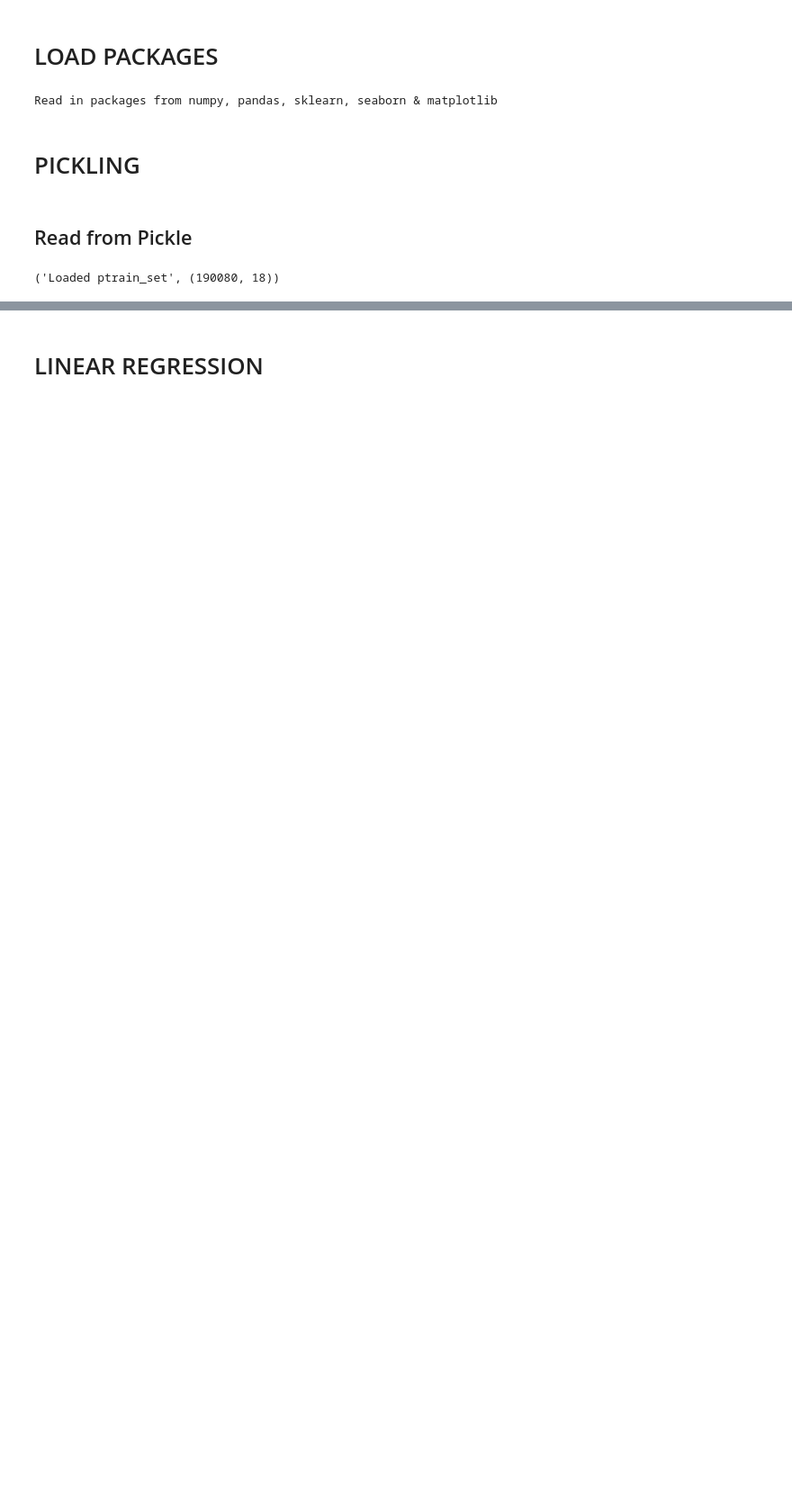
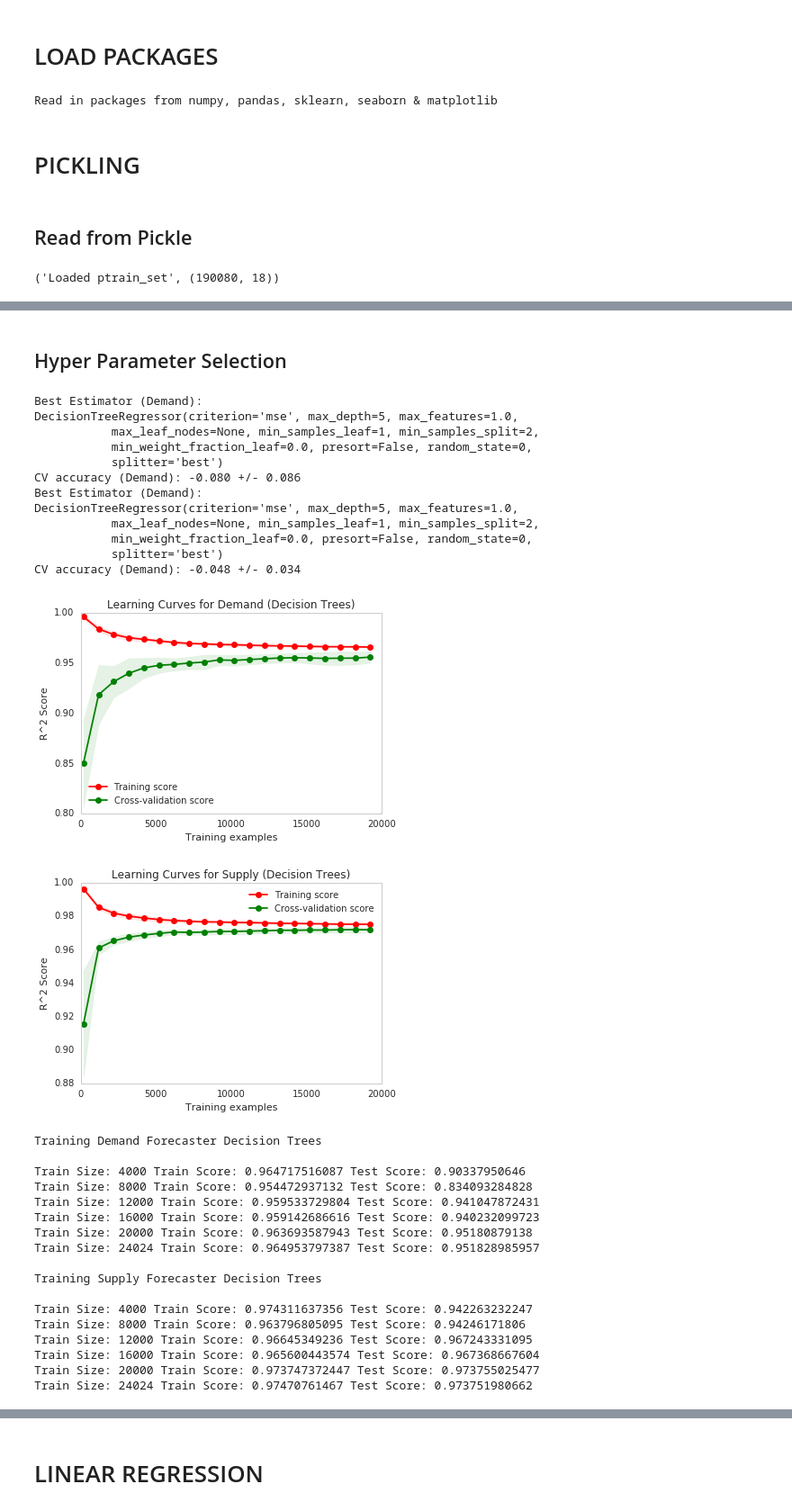
Before and after one commit to rvishakh/udacity, a Jupyter notebook: MLND/capstone/didi/fit.ipynb, the cells around one changed output, grey strips where cells are left out. Shown: that part at 90% size. Drawn from its saved outputs; the diff is of its cells as text; code cells hidden in the pictures; blank space fills up the shorter version.

Commit message:
function for nested CV hyperparam selection

```diff
--- a/MLND/capstone/didi/fit.ipynb
+++ b/MLND/capstone/didi/fit.ipynb
@@ -262,0 +496,47 @@ Automatically created module for IPython interactive environment
+# %% [markdown]
+## Hyper Parameter Selection
+# %%
+# Use GridSearchCV - Demand
+# Specify parameters
+param_grid = {'max_features'      : [0.25, 0.5, 0.75, 1.0],
+              'max_depth'         : [5, 10, 15, 20, 25],
+              'min_samples_split' : [2, 3, 4, 5, 10],
+              'random_state'      : [0]}
+
+alg = DecisionTreeRegressor()
+
+select_hyperparams(rX_train=rX_train, ry_train=ry_train, aX_train=aX_train, ay_train=ay_train,
+                   rX_test=rX_test, ry_test=ry_test, aX_test=aX_test, ay_test=ay_test,
+                   alg=alg, param_grid=param_grid, scoring_func='mean_squared_error')
+# %% [output]
+Best Estimator (Demand):
+DecisionTreeRegressor(criterion='mse', max_depth=5, max_features=1.0,
+           max_leaf_nodes=None, min_samples_leaf=1, min_samples_split=2,
+           min_weight_fraction_leaf=0.0, presort=False, random_state=0,
+           splitter='best')
+CV accuracy (Demand): -0.080 +/- 0.086
+Best Estimator (Demand):
+DecisionTreeRegressor(criterion='mse', max_depth=5, max_features=1.0,
+           max_leaf_nodes=None, min_samples_leaf=1, min_samples_split=2,
+           min_weight_fraction_leaf=0.0, presort=False, random_state=0,
+           splitter='best')
+CV accuracy (Demand): -0.048 +/- 0.034
+[figure, added]
+[figure, added]
+Training Demand Forecaster Decision Trees
+
+Train Size: 4000 Train Score: 0.964717516087 Test Score: 0.90337950646
+Train Size: 8000 Train Score: 0.954472937132 Test Score: 0.834093284828
+Train Size: 12000 Train Score: 0.959533729804 Test Score: 0.941047872431
+Train Size: 16000 Train Score: 0.959142686616 Test Score: 0.940232099723
+Train Size: 20000 Train Score: 0.963693587943 Test Score: 0.95180879138
+Train Size: 24024 Train Score: 0.964953797387 Test Score: 0.951828985957
+
+Training Supply Forecaster Decision Trees
+
+Train Size: 4000 Train Score: 0.974311637356 Test Score: 0.942263232247
+Train Size: 8000 Train Score: 0.963796805095 Test Score: 0.94246171806
+Train Size: 12000 Train Score: 0.96645349236 Test Score: 0.967243331095
+Train Size: 16000 Train Score: 0.965600443574 Test Score: 0.967368667604
+Train Size: 20000 Train Score: 0.973747372447 Test Score: 0.973755025477
+Train Size: 24024 Train Score: 0.97470761467 Test Score: 0.973751980662
```
Also changed, not shown: parts of 44 cells of this notebook.
